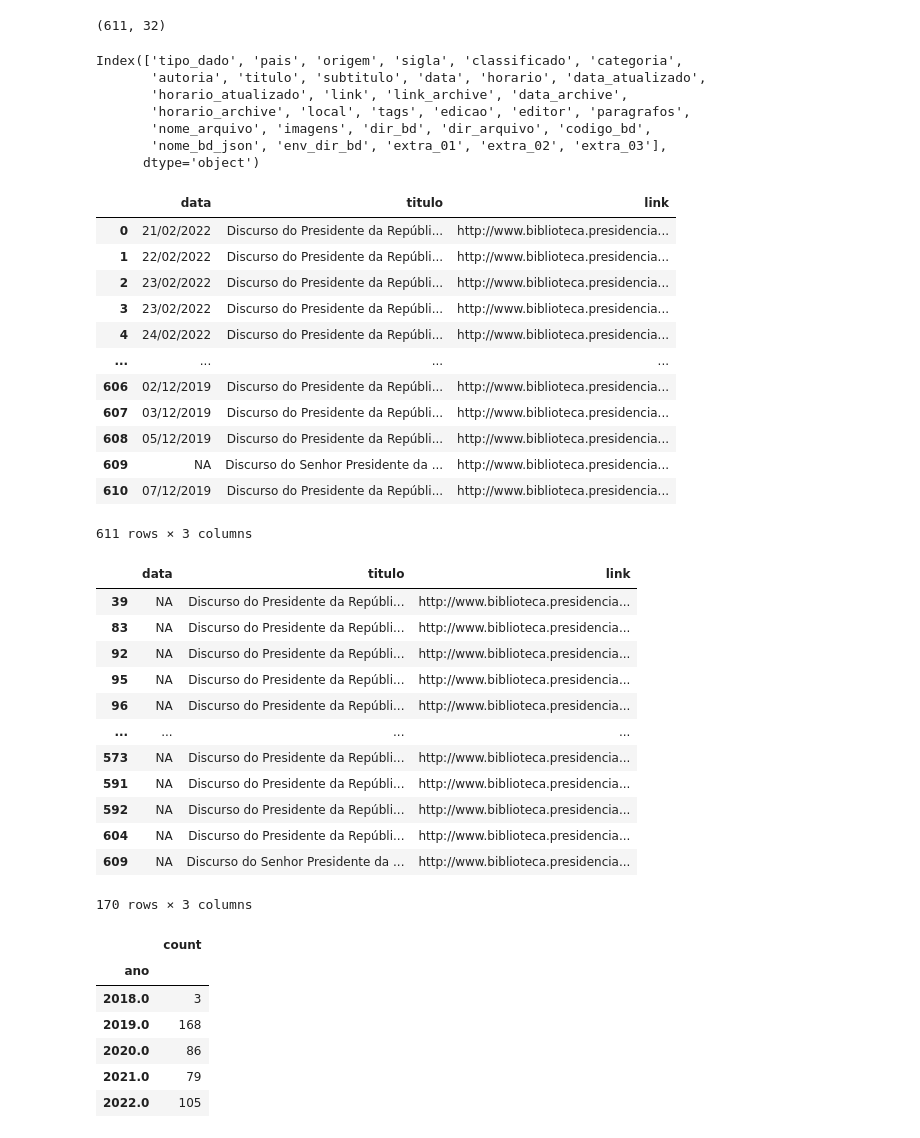
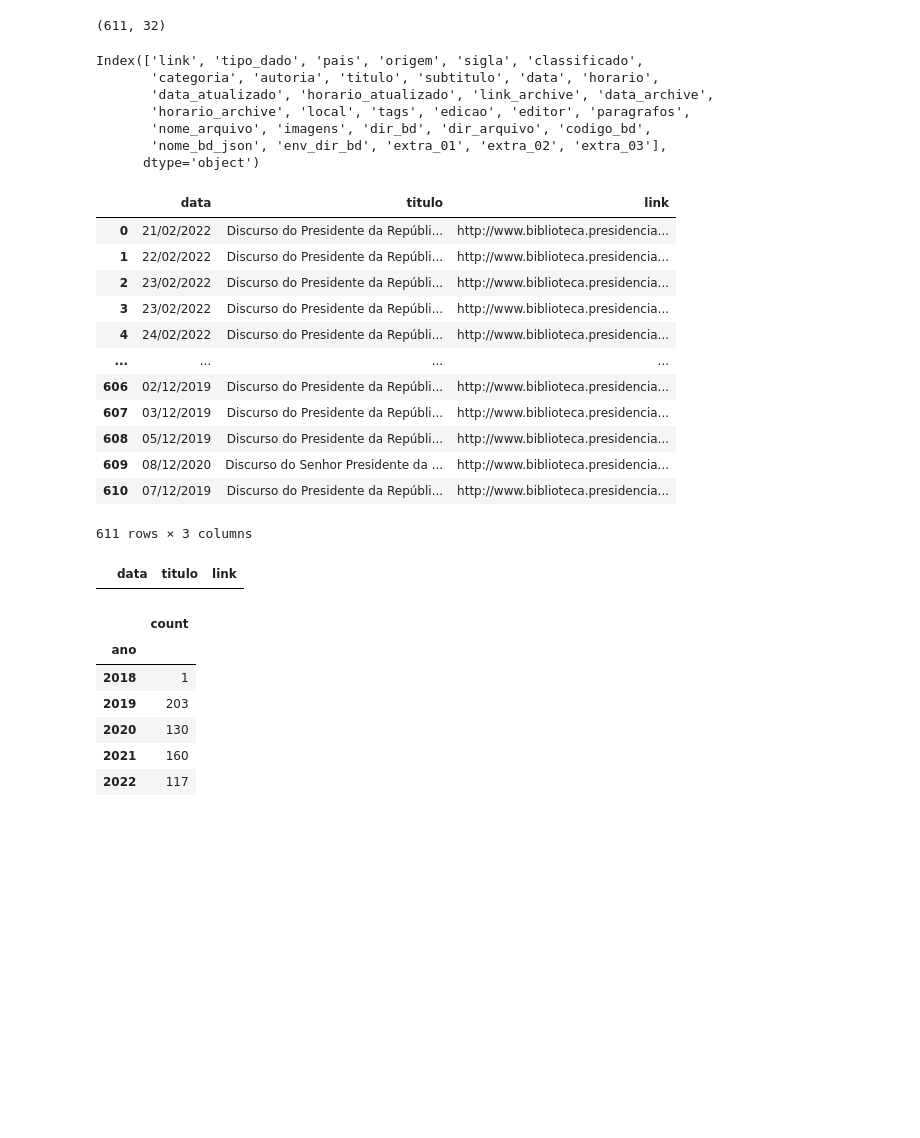
Before and after one commit to luanavitorino07/fundamentos, a Jupyter notebook: notebooks/fundamentos_luana.ipynb, the cells around one changed output. Cells and saved outputs as stored; diff of their text form; code cells hidden in the pictures; blank space fills up the shorter version.

```diff
--- a/notebooks/fundamentos_luana.ipynb
+++ b/notebooks/fundamentos_luana.ipynb
@@ -62,8 +34,0 @@ df_discursos_com_data
-# %%
-# Fazemos o merge entre os dois dataframes usando a coluna 'link'
-df_atualizado = df_discursos.merge(df_discursos_com_data[['link','data']], on='link', how='left', suffixes=('', '_com_data'))
-df_discursos['data'] = df_atualizado['data'].astype(str)
-df_discursos = df_discursos[df_discursos['data'] != "NA"]
-df_discursos
-#df_atualizado = df_atualizado[df_atualizado['data_com_data'] != "NA"]
-#df_atualizado
@@ -72,0 +35,4 @@ df_discursos
+# %%
+discurso_com_data = pd.read_csv(f"https://docs.google.com/spreadsheets/d/1iGATvw11oTeH4VqTk4nvfxJGgTwYomQmHC9Yt-NAeNU/export?format=csv&gid=1494194635", skiprows=0)
+discurso_com_data = discurso_com_data.drop_duplicates(subset=["link"],keep='first')
+discurso_com_data
@@ -72,0 +70,15 @@ df_discursos
+# %%
+# Filtrar os discursos de df_discursos que têm o link presente em df_discursos_com_data
+df_filtrado = df_discursos[df_discursos['link'].isin(discurso_com_data['link'])]
+
+# Fazer o merge para adicionar as datas corrigidas ao df_filtrado
+df_filtrado_atualizado = df_filtrado.merge(discurso_com_data[['link', 'data']], on='link', how='left', suffixes=('', '_correta'))
+
+# Atualizar a coluna 'data' com as datas corrigidas
+df_filtrado_atualizado['data'] = df_filtrado_atualizado['data_correta'].combine_first(df_filtrado_atualizado['data'])
+
+# Remover a coluna 'data_correta' após a atualização
+df_filtrado_atualizado = df_filtrado_atualizado.drop(columns=['data_correta'])
+
+# Agora, df_filtrado_atualizado contém os discursos filtrados com as datas atualizadas
+df_filtrado_atualizado
@@ -72,0 +99,10 @@ df_discursos
+# %%
+# Definir o índice 'link' em ambos os DataFrames
+df_discursos.set_index('link', inplace=True)
+df_filtrado_atualizado.set_index('link', inplace=True)
+
+# Atualizar df_discursos com os dados de df_filtrado_atualizado
+df_discursos.update(df_filtrado_atualizado)
+
+# Se quiser restaurar o índice 'link' como uma coluna, use:
+df_discursos.reset_index(inplace=True)
@@ -79,9 +201,9 @@ df_discursos.shape
 # %%
 df_discursos.columns
 # %% [output]
-Index(['tipo_dado', 'pais', 'origem', 'sigla', 'classificado', 'categoria',
-       'autoria', 'titulo', 'subtitulo', 'data', 'horario', 'data_atualizado',
-       'horario_atualizado', 'link', 'link_archive', 'data_archive',
+Index(['link', 'tipo_dado', 'pais', 'origem', 'sigla', 'classificado',
+       'categoria', 'autoria', 'titulo', 'subtitulo', 'data', 'horario',
+       'data_atualizado', 'horario_atualizado', 'link_archive', 'data_archive',
        'horario_archive', 'local', 'tags', 'edicao', 'editor', 'paragrafos',
        'nome_arquivo', 'imagens', 'dir_bd', 'dir_arquivo', 'codigo_bd',
        'nome_bd_json', 'env_dir_bd', 'extra_01', 'extra_02', 'extra_03'],
@@ -100,26 +222,14 @@ df_discursos
 | 606 | 02/12/2019 | Discurso do Presidente da Repúbli... | http://www.biblioteca.presidencia... |
 | 607 | 03/12/2019 | Discurso do Presidente da Repúbli... | http://www.biblioteca.presidencia... |
 | 608 | 05/12/2019 | Discurso do Presidente da Repúbli... | http://www.biblioteca.presidencia... |
-| 609 | NA | Discurso do Senhor Presidente da ... | http://www.biblioteca.presidencia... |
+| 609 | 08/12/2020 | Discurso do Senhor Presidente da ... | http://www.biblioteca.presidencia... |
 | 610 | 07/12/2019 | Discurso do Presidente da Repúbli... | http://www.biblioteca.presidencia... |
 611 rows × 3 columns
 # %%
-discursos_sem_data = df_discursos[df_discursos['data']== 'NA']
+discursos_sem_data = df_discursos[df_discursos['data'].isna()]
 discursos_sem_data
 # %% [output]
 |  | data | titulo | link |
-| 39 | NA | Discurso do Presidente da Repúbli... | http://www.biblioteca.presidencia... |
-| 83 | NA | Discurso do Presidente da Repúbli... | http://www.biblioteca.presidencia... |
-| 92 | NA | Discurso do Presidente da Repúbli... | http://www.biblioteca.presidencia... |
-| 95 | NA | Discurso do Presidente da Repúbli... | http://www.biblioteca.presidencia... |
-| 96 | NA | Discurso do Presidente da Repúbli... | http://www.biblioteca.presidencia... |
-| ... | ... | ... | ... |
-| 573 | NA | Discurso do Presidente da Repúbli... | http://www.biblioteca.presidencia... |
-| 591 | NA | Discurso do Presidente da Repúbli... | http://www.biblioteca.presidencia... |
-| 592 | NA | Discurso do Presidente da Repúbli... | http://www.biblioteca.presidencia... |
-| 604 | NA | Discurso do Presidente da Repúbli... | http://www.biblioteca.presidencia... |
-| 609 | NA | Discurso do Senhor Presidente da ... | http://www.biblioteca.presidencia... |
-170 rows × 3 columns
 # %%
 df_discursos['data'] = pd.to_datetime(df_discursos['data'], format='%d/%m/%Y', errors='coerce')
 df_discursos['ano'] = pd.to_datetime(df_discursos['data']).dt.year
@@ -129,11 +239,11 @@ discursos_por_ano
 # %% [output]
 |  | count |
 | ano |  |
-| 2018.0 | 3 |
-| 2019.0 | 168 |
-| 2020.0 | 86 |
-| 2021.0 | 79 |
-| 2022.0 | 105 |
+| 2018 | 1 |
+| 2019 | 203 |
+| 2020 | 130 |
+| 2021 | 160 |
+| 2022 | 117 |
 # %%
 discursos_duplicados = df_discursos[df_discursos.duplicated(subset=['titulo', 'data'], keep=False)]
 discursos_duplicados
```
Also changed, not shown: parts of 11 cells of this notebook.
